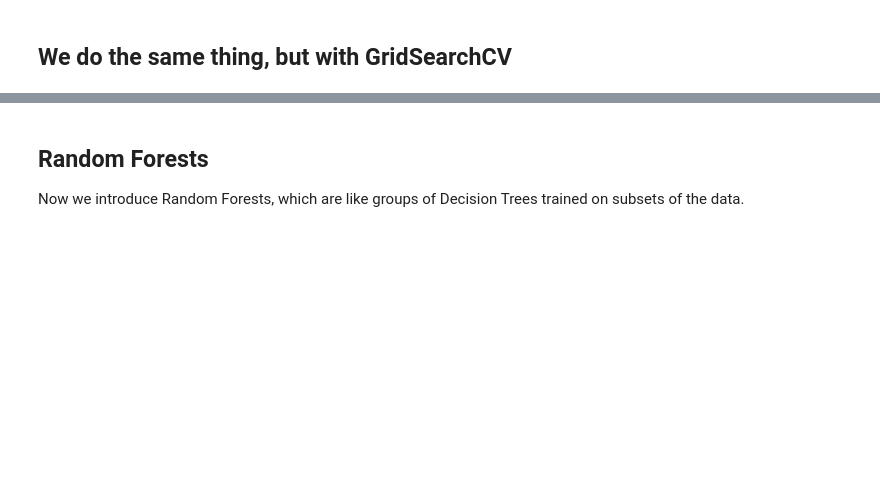
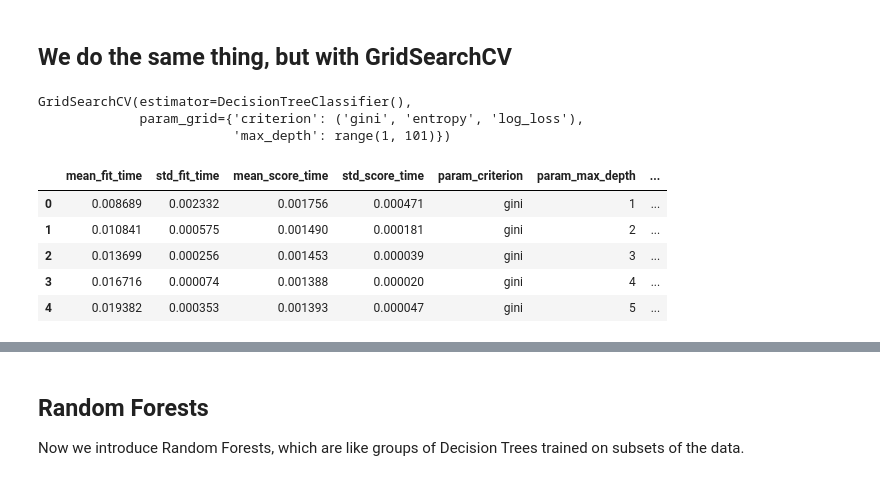
Before and after one commit to gnswain/math475, a Jupyter notebook: week6_sync/spam-starter.ipynb, the cells around one changed output, grey strips where cells are left out. Drawn from its saved outputs; the diff is of its cells as text; code cells hidden in the pictures; blank space fills up the shorter version.

```diff
--- a/week6_sync/spam-starter.ipynb
+++ b/week6_sync/spam-starter.ipynb
@@ -12,0 +53,4 @@
+# %%
+y = spam_df['spam']
+
+X = spam_df.drop(columns = ['spam'])
@@ -18,0 +108,16 @@ Now we talk about some different parameters a Decision Tree classifier can have,
+# %%
+clf.fit(X, y)
+# %% [output]
+GridSearchCV(estimator=DecisionTreeClassifier(),
+             param_grid={'criterion': ('gini', 'entropy', 'log_loss'),
+                         'max_depth': range(1, 101)})
+# %%
+results_df = pd.DataFrame(clf.cv_results_)
+results_df.head()
+# %% [output]
+|  | mean_fit_time | std_fit_time | mean_score_time | std_score_time | param_criterion | param_max_depth | ... |
+| 0 | 0.008689 | 0.002332 | 0.001756 | 0.000471 | gini | 1 | ... |
+| 1 | 0.010841 | 0.000575 | 0.001490 | 0.000181 | gini | 2 | ... |
+| 2 | 0.013699 | 0.000256 | 0.001453 | 0.000039 | gini | 3 | ... |
+| 3 | 0.016716 | 0.000074 | 0.001388 | 0.000020 | gini | 4 | ... |
+| 4 | 0.019382 | 0.000353 | 0.001393 | 0.000047 | gini | 5 | ... |
```
Also changed, not shown: parts of 20 cells of this notebook, 1 other file.
